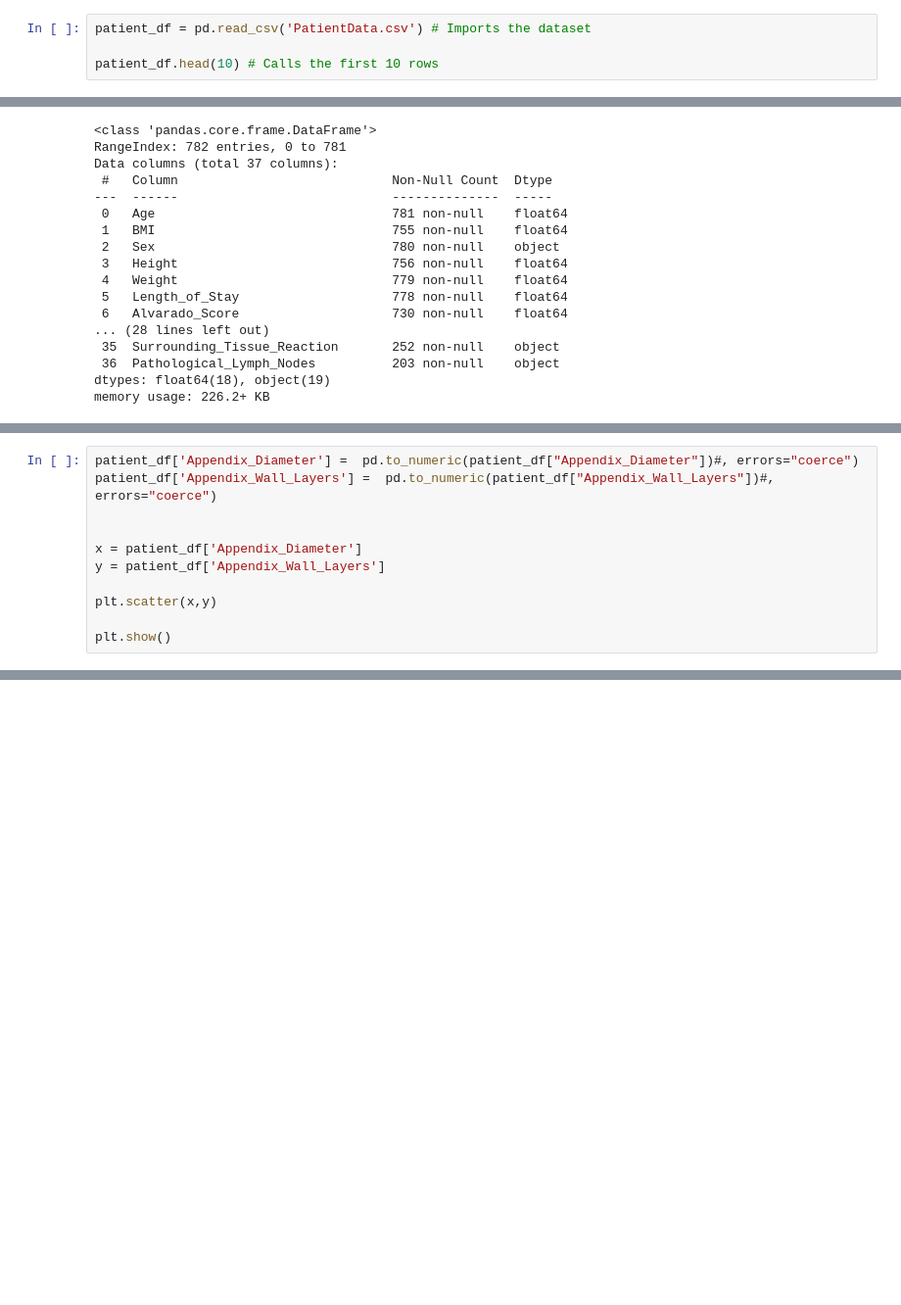
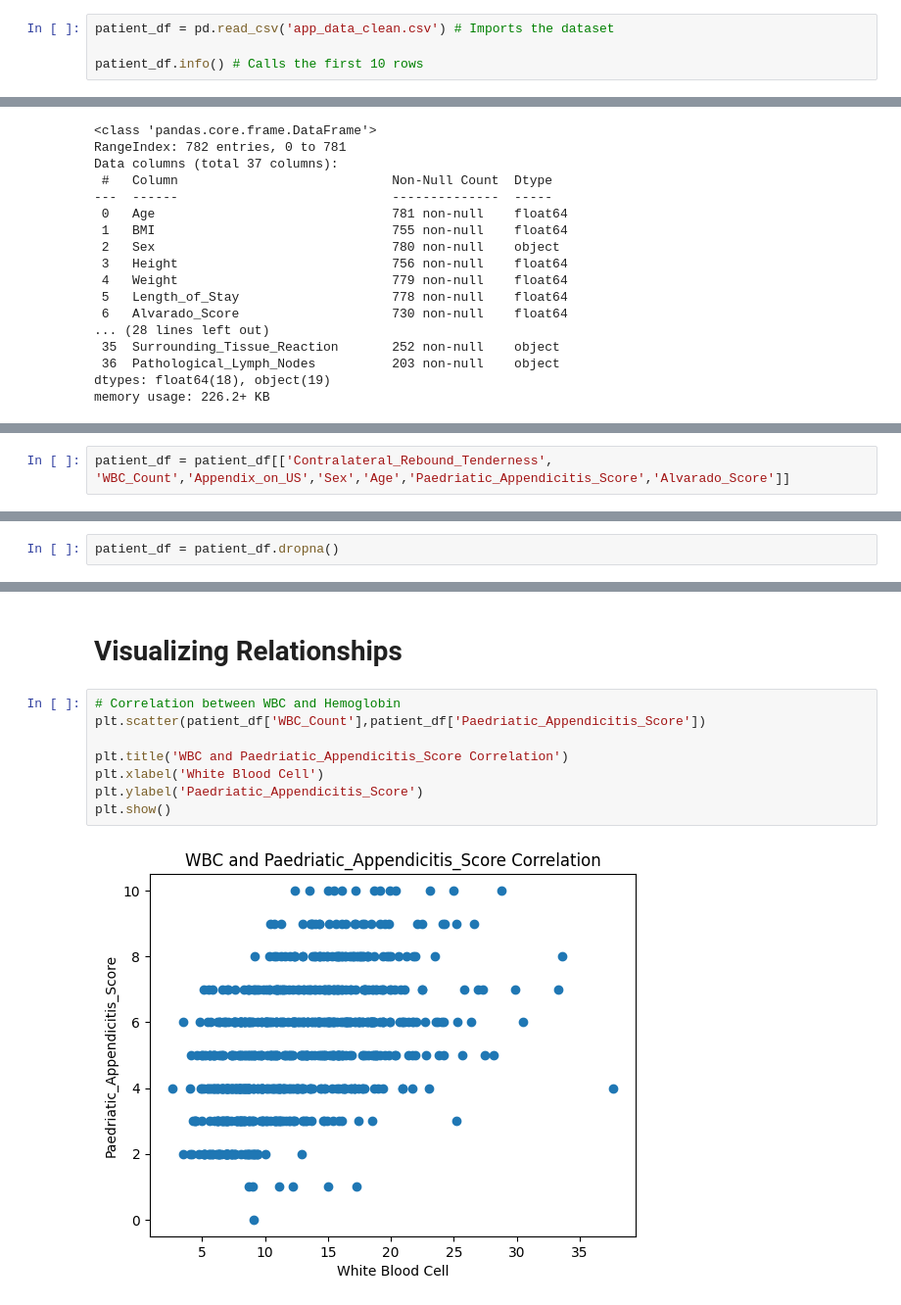
Before and after one commit to msankarsh/AIRP-Appendicitis, a Jupyter notebook: Appendicitis.ipynb, the cells around one changed output, grey strips where cells are left out. Shown at 98% size. Saved outputs shown, nothing was run; the diff lists cells and outputs as text; blank space fills up the shorter version.

```diff
--- a/Appendicitis.ipynb
+++ b/Appendicitis.ipynb
@@ -97,7 +99,7 @@ import pandas as pd
 import matplotlib.pyplot as plt
 import numpy as np
 # %%
-patient_df = pd.read_csv('PatientData.csv') # Imports the dataset
+patient_df = pd.read_csv('app_data_clean.csv') # Imports the dataset
 
-patient_df.head(10) # Calls the first 10 rows
+patient_df.info() # Calls the first 10 rows
 # %% [output]
@@ -143,3 +404,5 @@ patient_df[patient_df.duplicated()] # Determined no dupes
+# %%
+patient_df = patient_df[['Contralateral_Rebound_Tenderness', 'WBC_Count','Appendix_on_US','Sex','Age','Paedriatic_Appendicitis_Score','Alvarado_Score']]
 # %%
 patient_df.info()
 # %% [output]
@@ -163,11 +420,0 @@ memory usage: 226.2+ KB
-# %%
-patient_df['Appendix_Diameter'] =  pd.to_numeric(patient_df["Appendix_Diameter"])#, errors="coerce")
-patient_df['Appendix_Wall_Layers'] =  pd.to_numeric(patient_df["Appendix_Wall_Layers"])#, errors="coerce")
-
-
-x = patient_df['Appendix_Diameter']
-y = patient_df['Appendix_Wall_Layers']
-
-plt.scatter(x,y)
-
-plt.show()
@@ -175,0 +438,2 @@ ValueError: Unable to parse string "intact" at position 0
+# %%
+patient_df = patient_df.dropna()
@@ -175,0 +457,12 @@ ValueError: Unable to parse string "intact" at position 0
+# %% [markdown]
+# Visualizing Relationships
+# %%
+# Correlation between WBC and Hemoglobin
+plt.scatter(patient_df['WBC_Count'],patient_df['Paedriatic_Appendicitis_Score'])
+
+plt.title('WBC and Paedriatic_Appendicitis_Score Correlation')
+plt.xlabel('White Blood Cell')
+plt.ylabel('Paedriatic_Appendicitis_Score')
+plt.show()
+# %% [output]
+[figure, added]
```
Also changed, not shown: parts of 35 cells of this notebook.
